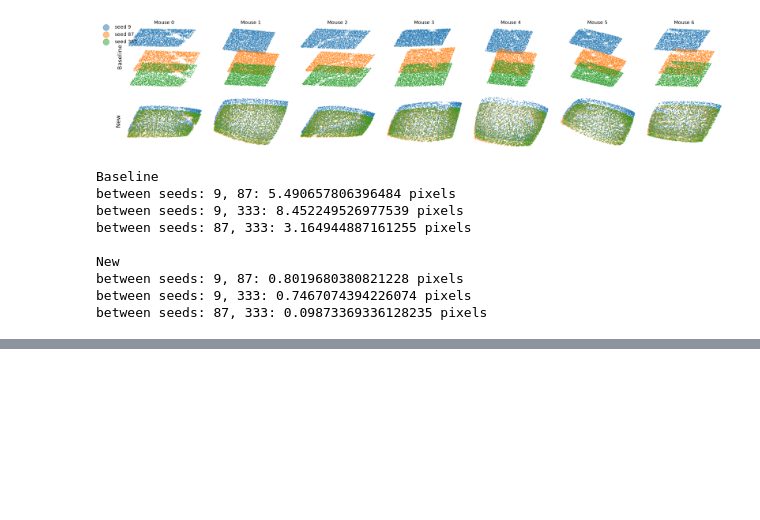
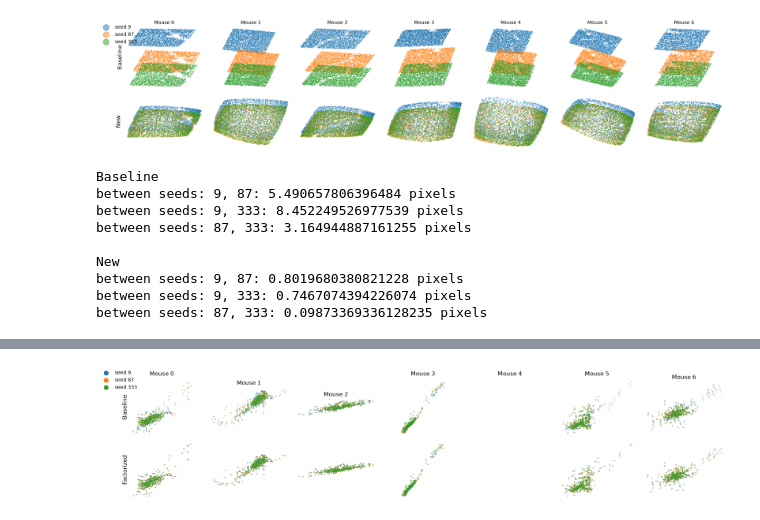
Before and after one commit to NathanSoeding/sensorium, a Jupyter notebook: analysis/paper_plots.ipynb, the cells around one changed output, grey strips where cells are left out. Drawn from its saved outputs; the diff is of its cells as text; code cells hidden in the pictures; blank space fills up the shorter version.

```diff
--- a/analysis/paper_plots.ipynb
+++ b/analysis/paper_plots.ipynb
@@ -461,0 +484,71 @@ plt.show()
+# %%
+new_shifts = []
+for model in new_models:
+    shifts = []
+    for key in data_keys:
+        shift_batches = []
+        for batch in dataloaders['validation'][key]:
+            if len(batch) == 4:
+                _, _, _, pupil = batch
+
+                shift = model.shifter[key](pupil).detach().cpu()
+                shift[:, 0] = -(shift[:, 0]) / 2 * w  # rescale to from [-1, 1] to [0, w]
+                shift[:, 1] = -(shift[:, 1]) / 2 * h  # rescale to from [-1, 1] to [0, h]
+                shift_batches.append(shift)
+        if len(shift_batches) > 0:
+            shifts.append(torch.cat(shift_batches))
+        else:
+            shifts.append(torch.empty(0, 2))
+    new_shifts.append(shifts)
+# %%
+model_seeds = [9, 87, 333]
+model_types = {
+    "Baseline": base_shifts,
+    "Factorized": new_shifts,
+}
+
+num_mice = 7
+num_models = len(model_seeds)
+
+fig, axs = plt.subplots(len(model_types), num_mice, figsize=(18, 4))
+
+for row_idx, (type_name, shifts) in enumerate(model_types.items()):
+    for mouse_idx in range(num_mice):
+        ax = axs[row_idx, mouse_idx]
+        for model_idx in range(num_models):
+            shift = shifts[model_idx][mouse_idx]
+            if shift is not None:
+                ax.scatter(
+                    shift[:, 0], shift[:, 1],
+                    alpha=1, s=0.2,
+                    label=f"seed {model_seeds[model_idx]}",
+                )
+        ax.set_aspect('equal')
+
+        # remove spines and ticks
+        for spine in ax.spines.values():
+            spine.set_visible(False)
+        ax.set_xticks([])
+        ax.set_yticks([])
+
+        # column labels on top row only
+        if row_idx == 0:
+            ax.set_title(f"Mouse {mouse_idx}")
+
+        # row labels on first column only
+        if mouse_idx == 0:
+            ax.set_ylabel(type_name, rotation=90, size='large')
+
+# single shared legend for seeds (bigger markers than the tiny scatter points)
+handles, labels = axs[0, 0].get_legend_handles_labels()
+fig.legend(
+    handles, labels,
+    bbox_to_anchor=(0.05, 1.0),
+    markerscale=20,
+    frameon=False,
+)
+
+plt.tight_layout()
+plt.show()
+# %% [output]
+[figure, added]
```
Also changed, not shown: parts of 5 cells of this notebook.
